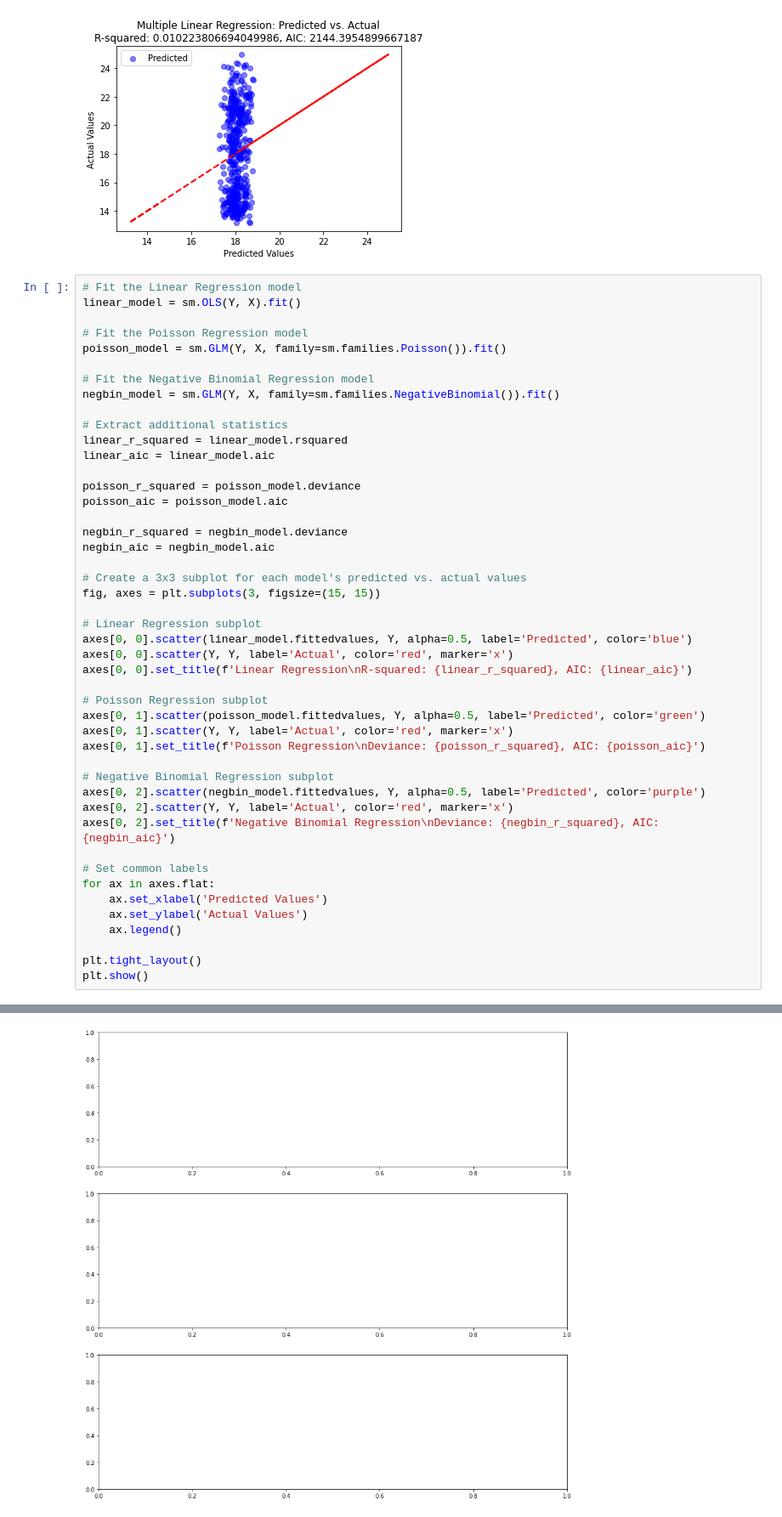
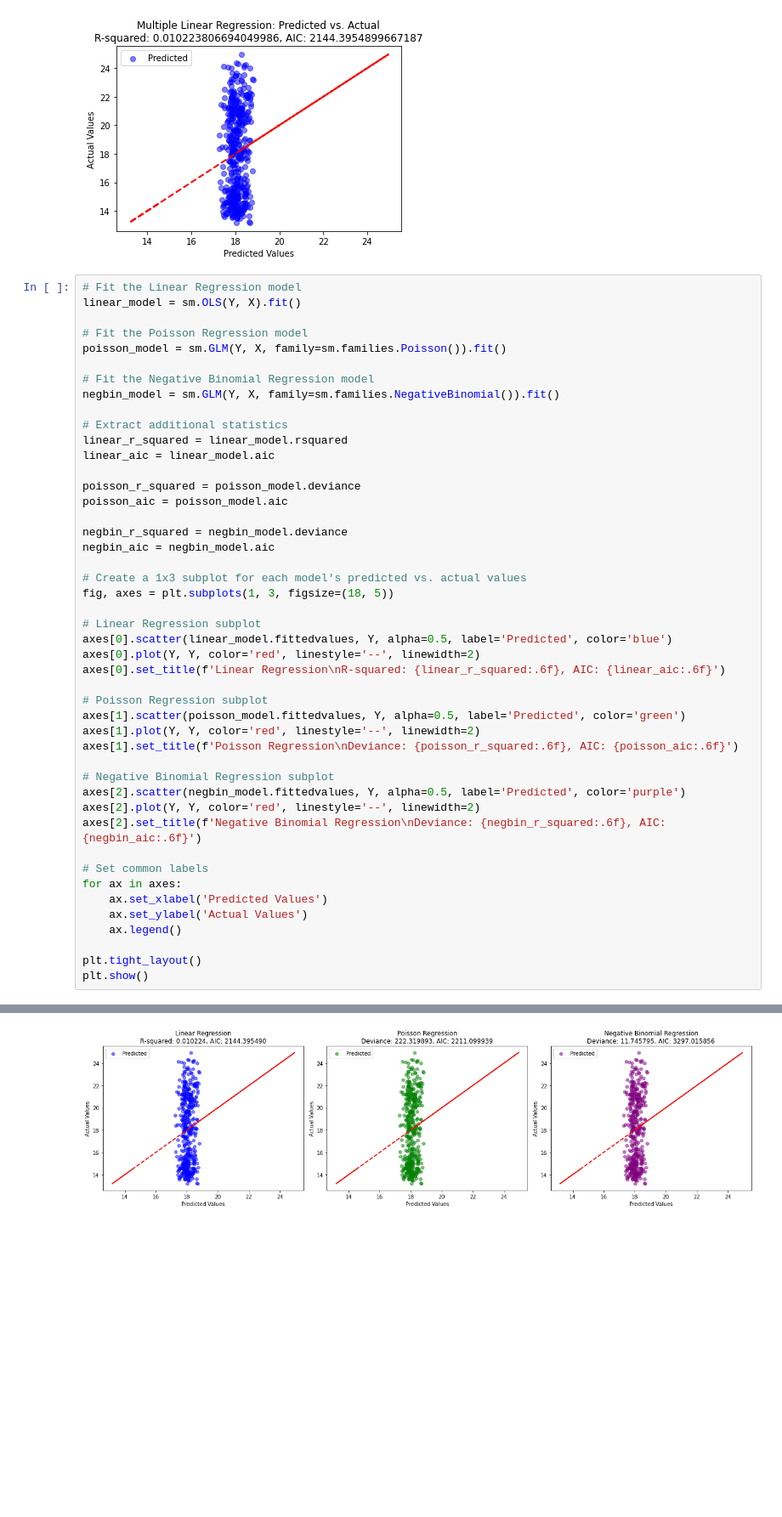
Before and after one commit to subhadeep-maishal/MLR_perfectO_ln, a Jupyter notebook: MLR_perfectO.ipynb, the cells around one changed output, grey strips where cells are left out. Shown: that part at 85% size. Cells and saved outputs as stored; diff of their text form; blank space fills up the shorter version.

```diff
--- a/MLR_perfectO.ipynb
+++ b/MLR_perfectO.ipynb
@@ -58,26 +58,26 @@ poisson_aic = poisson_model.aic
 negbin_r_squared = negbin_model.deviance
 negbin_aic = negbin_model.aic
 
-# Create a 3x3 subplot for each model's predicted vs. actual values
-fig, axes = plt.subplots(3, figsize=(15, 15))
+# Create a 1x3 subplot for each model's predicted vs. actual values
+fig, axes = plt.subplots(1, 3, figsize=(18, 5))
 
 # Linear Regression subplot
-axes[0, 0].scatter(linear_model.fittedvalues, Y, alpha=0.5, label='Predicted', color='blue')
-axes[0, 0].scatter(Y, Y, label='Actual', color='red', marker='x')
-axes[0, 0].set_title(f'Linear Regression\nR-squared: {linear_r_squared}, AIC: {linear_aic}')
+axes[0].scatter(linear_model.fittedvalues, Y, alpha=0.5, label='Predicted', color='blue')
+axes[0].plot(Y, Y, color='red', linestyle='--', linewidth=2)
+axes[0].set_title(f'Linear Regression\nR-squared: {linear_r_squared:.6f}, AIC: {linear_aic:.6f}')
 
 # Poisson Regression subplot
-axes[0, 1].scatter(poisson_model.fittedvalues, Y, alpha=0.5, label='Predicted', color='green')
-axes[0, 1].scatter(Y, Y, label='Actual', color='red', marker='x')
-axes[0, 1].set_title(f'Poisson Regression\nDeviance: {poisson_r_squared}, AIC: {poisson_aic}')
+axes[1].scatter(poisson_model.fittedvalues, Y, alpha=0.5, label='Predicted', color='green')
+axes[1].plot(Y, Y, color='red', linestyle='--', linewidth=2)
+axes[1].set_title(f'Poisson Regression\nDeviance: {poisson_r_squared:.6f}, AIC: {poisson_aic:.6f}')
 
 # Negative Binomial Regression subplot
-axes[0, 2].scatter(negbin_model.fittedvalues, Y, alpha=0.5, label='Predicted', color='purple')
-axes[0, 2].scatter(Y, Y, label='Actual', color='red', marker='x')
-axes[0, 2].set_title(f'Negative Binomial Regression\nDeviance: {negbin_r_squared}, AIC: {negbin_aic}')
+axes[2].scatter(negbin_model.fittedvalues, Y, alpha=0.5, label='Predicted', color='purple')
+axes[2].plot(Y, Y, color='red', linestyle='--', linewidth=2)
+axes[2].set_title(f'Negative Binomial Regression\nDeviance: {negbin_r_squared:.6f}, AIC: {negbin_aic:.6f}')
 
 # Set common labels
-for ax in axes.flat:
+for ax in axes:
     ax.set_xlabel('Predicted Values')
     ax.set_ylabel('Actual Values')
     ax.legend()
@@ -89 +88 @@ IndexError: too many indices for array: array is 1-dimensional, but 2 were index
-[figure, old version]
+[figure, new version]
```
Also changed, not shown: parts of 1 cell of this notebook.
